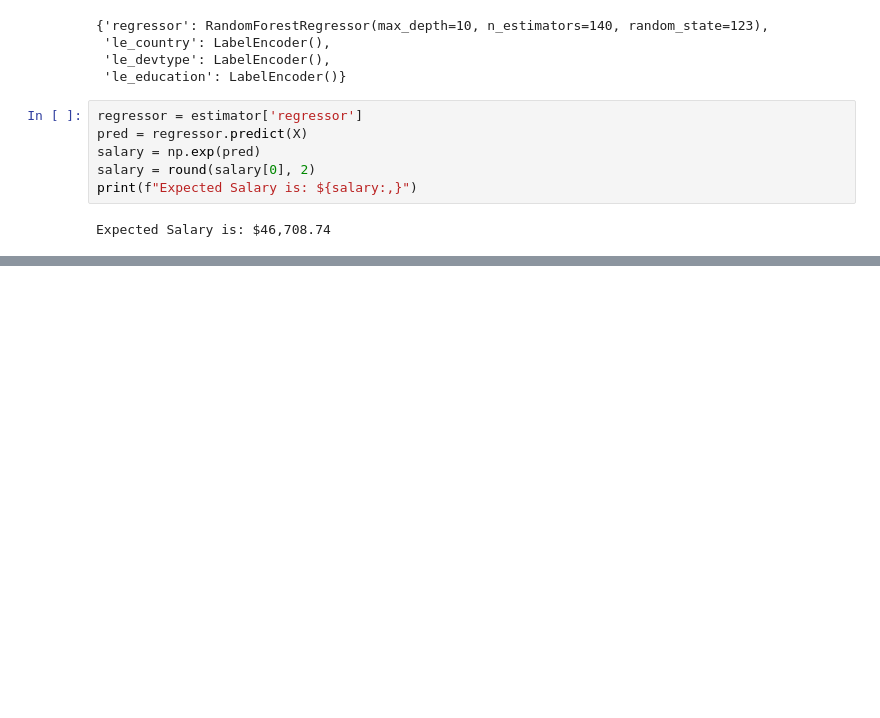
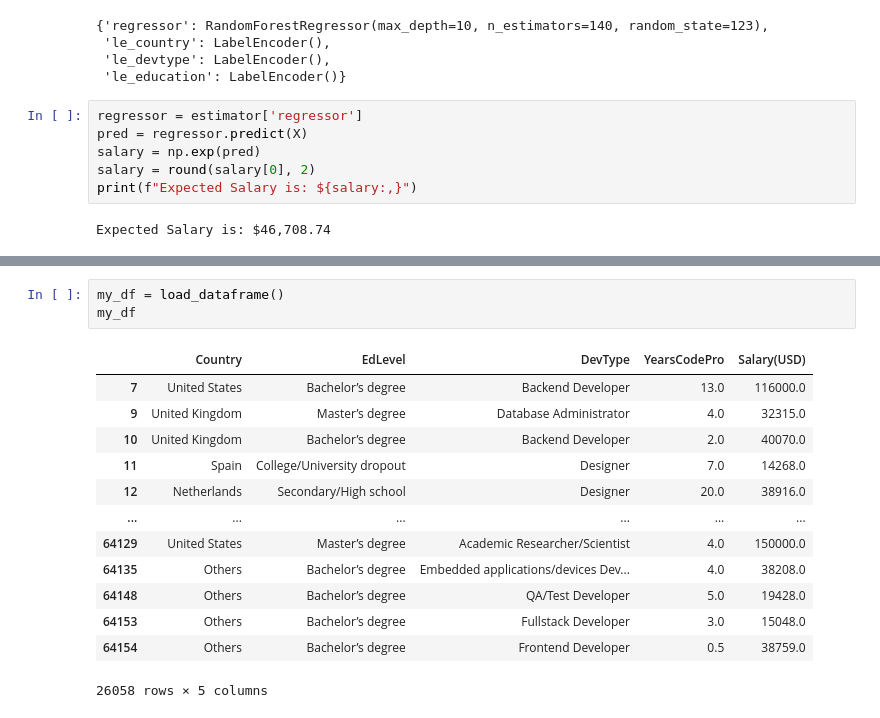
Before and after one commit to chineidu/Developer-s-survey, a Jupyter notebook: survey notebook.ipynb, the cells around one changed output, grey strips where cells are left out. Drawn from its saved outputs; the diff is of its cells as text; blank space fills up the shorter version.

```diff
--- a/survey notebook.ipynb
+++ b/survey notebook.ipynb
@@ -750,0 +748,17 @@ my_df
+# %%
+my_df = load_dataframe()
+my_df
+# %% [output]
+|  | Country | EdLevel | DevType | YearsCodePro | Salary(USD) |
+| 7 | United States | Bachelor’s degree | Backend Developer | 13.0 | 116000.0 |
+| 9 | United Kingdom | Master’s degree | Database Administrator | 4.0 | 32315.0 |
+| 10 | United Kingdom | Bachelor’s degree | Backend Developer | 2.0 | 40070.0 |
+| 11 | Spain | College/University dropout | Designer | 7.0 | 14268.0 |
+| 12 | Netherlands | Secondary/High school | Designer | 20.0 | 38916.0 |
+| ... | ... | ... | ... | ... | ... |
+| 64129 | United States | Master’s degree | Academic Researcher/Scientist | 4.0 | 150000.0 |
+| 64135 | Others | Bachelor’s degree | Embedded applications/devices Dev... | 4.0 | 38208.0 |
+| 64148 | Others | Bachelor’s degree | QA/Test Developer | 5.0 | 19428.0 |
+| 64153 | Others | Bachelor’s degree | Fullstack Developer | 3.0 | 15048.0 |
+| 64154 | Others | Bachelor’s degree | Frontend Developer | 0.5 | 38759.0 |
+26058 rows × 5 columns
```
Also changed, not shown: parts of 4 cells of this notebook, 3 other files.
